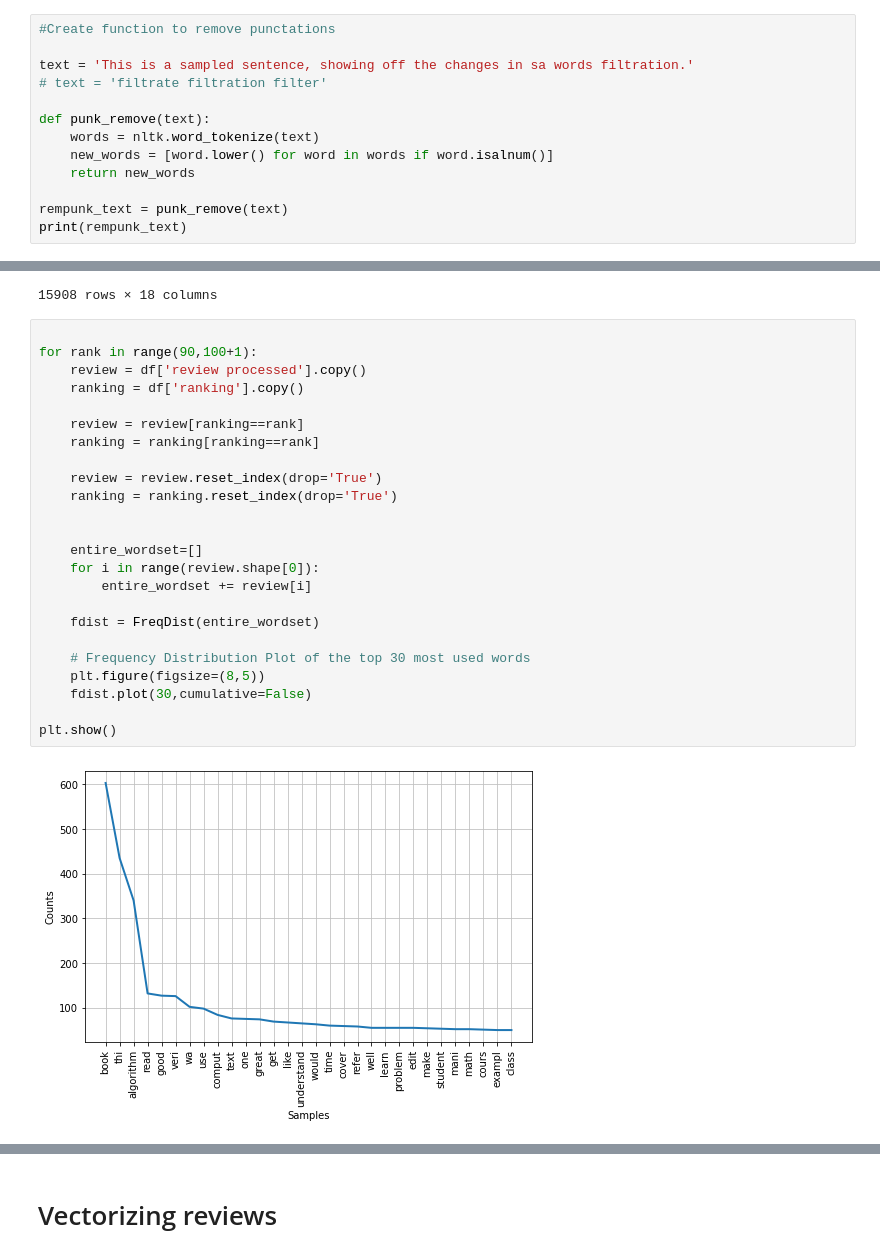
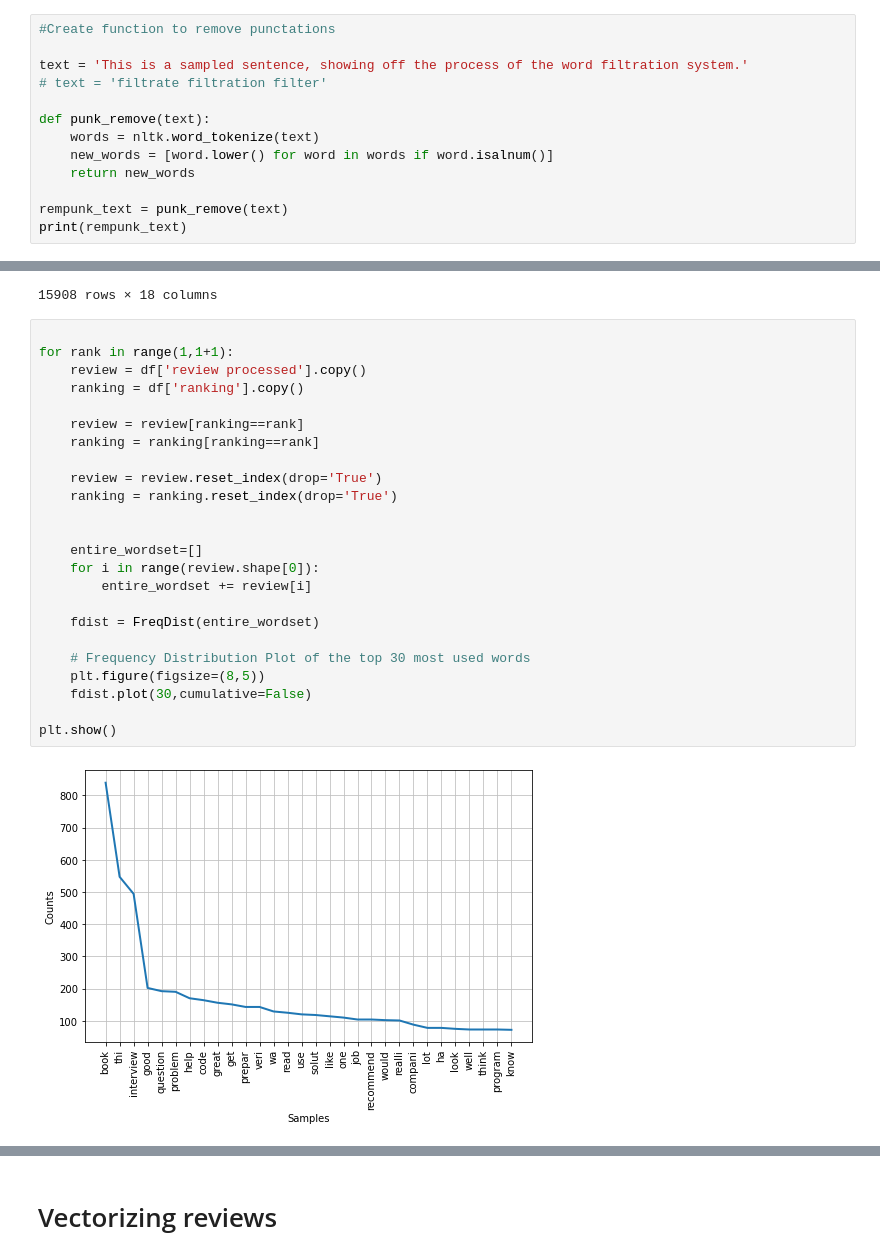
Before and after one commit to JGomez89/Project3-textmining-linearregression, a Jupyter notebook: Technique_1&2.ipynb, the cells around one changed output, grey strips where cells are left out. Cells and saved outputs as stored; diff of their text form.

```diff
--- a/Technique_1&2.ipynb
+++ b/Technique_1&2.ipynb
@@ -60,7 +61,7 @@ df
 # %%
 #Create function to remove punctations
 
-text = 'This is a sampled sentence, showing off the changes in sa words filtration.'
+text = 'This is a sampled sentence, showing off the process of the word filtration system.'
 # text = 'filtrate filtration filter'
 
 def punk_remove(text):
@@ -149,27 +150,27 @@ See the caveats in the documentation: https://pandas.pydata.org/pandas-docs/stab
 15908 rows × 18 columns
 # %%
 
-for rank in range(90,100+1):
+for rank in range(1,1+1):
     review = df['review processed'].copy()
     ranking = df['ranking'].copy()
 
     review = review[ranking==rank]
     ranking = ranking[ranking==rank]
 
     review = review.reset_index(drop='True')
     ranking = ranking.reset_index(drop='True')
 
 
     entire_wordset=[]
     for i in range(review.shape[0]):
         entire_wordset += review[i]
 
     fdist = FreqDist(entire_wordset)
 
     # Frequency Distribution Plot of the top 30 most used words
     plt.figure(figsize=(8,5))
     fdist.plot(30,cumulative=False)
 
 plt.show()
 # %% [output]
-[figure, old version]
+[figure, new version]
```
Also changed, not shown: parts of 21 cells of this notebook.
